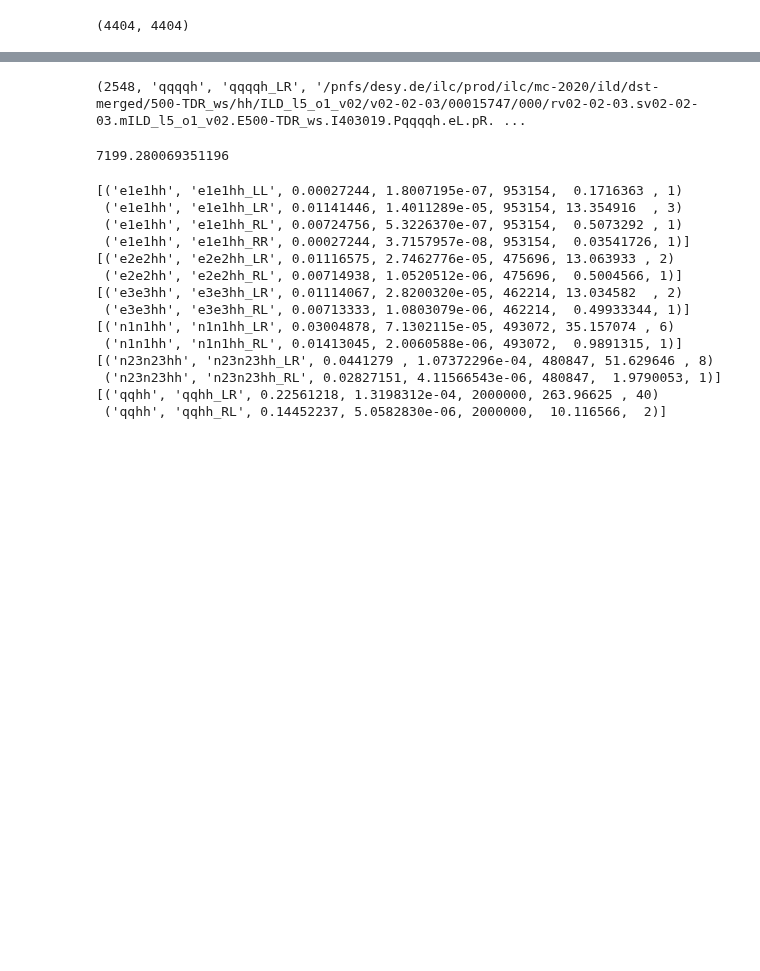
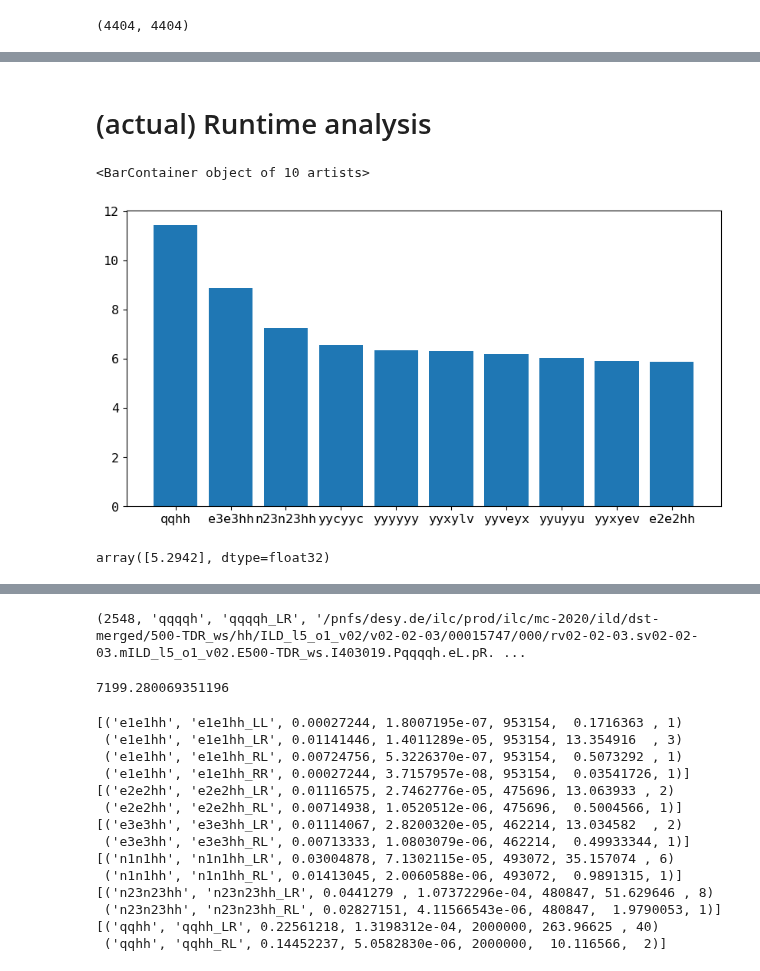
Before and after one commit to ILDAnaSoft/ZHH, a Jupyter notebook: notebooks/5c_chunk_splits.ipynb, the cells around one changed output, grey strips where cells are left out. Drawn from its saved outputs; the diff is of its cells as text; code cells hidden in the pictures; blank space fills up the shorter version.

Commit message:
Added more timing information TODO: Redo runtime analysis with larger sample size

```diff
--- a/notebooks/5c_chunk_splits.ipynb
+++ b/notebooks/5c_chunk_splits.ipynb
@@ -2,13 +2,16 @@
 import numpy as np
 import json
 from phc import module_reload, json_file_readable
+import matplotlib.pyplot as plt
 
 INDEX_DIR = '/nfs/dust/ilc/user/bliewert/zhh/CreateRawIndex/v1'
-DATA_ROOT = '/nfs/dust/ilc/user/bliewert/zhh/PreselectionRuntime/v1'
+CHUNK_DIR = '/nfs/dust/ilc/user/bliewert/zhh/CreatePreselectionChunks/v1'
+DATA_ROOT = '/nfs/dust/ilc/user/bliewert/zhh/PreselectionFinal/v1'
+DATA_ROOT_RUNTIME = '/nfs/dust/ilc/user/bliewert/zhh/PreselectionRuntime/v1'
 
 processes = np.load(f'{INDEX_DIR}/processes.npy')
 samples = np.load(f'{INDEX_DIR}/samples.npy')
-existing_chunks = np.load('/nfs/dust/ilc/user/bliewert/zhh/CreatePreselectionChunks/v1/chunks.npy')
+existing_chunks = np.load(f'{CHUNK_DIR}/chunks.npy')
 
 print(len(existing_chunks))
 # %% [output]
@@ -39,3 +64,6 @@ new_chunks = get_sample_chunk_splits(samples, atpe, pn, custom_statistics=custom
 len(existing_chunks), len(new_chunks)
 # %% [output]
 (4404, 4404)
+# %%
+from zhh import get_chunks_factual
+chunks_f = get_chunks_factual(DATA_ROOT, existing_chunks, attach_time=True)
@@ -41,0 +79,24 @@ len(existing_chunks), len(new_chunks)
+# %% [markdown]
+# (actual) Runtime analysis
+# %%
+unq_processes = np.unique(chunks_f['process'])
+result = np.zeros(len(unq_processes), dtype=[('process', 'U10'), ('tPE', 'f4')])
+
+for i, process in enumerate(unq_processes):
+    chunks = chunks_f[chunks_f['process'] == process]
+
+    result['process'][i] = process
+    result['tPE'][i] = chunks['runtime'].sum() / chunks['chunk_size_factual'].sum()
+
+sorting = np.argsort(-result['tPE'])
+n_show = 10
+
+plt.subplots(figsize=(10, 5))
+plt.bar(unq_processes[sorting][:n_show], result['tPE'][sorting][:n_show])
+# %% [output]
+<BarContainer object of 10 artists>
+[figure, added]
+# %%
+result['tPE'][result['process'] == 'qqqqh']
+# %% [output]
+array([5.2942], dtype=float32)
```
Also changed, not shown: parts of 8 cells of this notebook, 2 other files.
